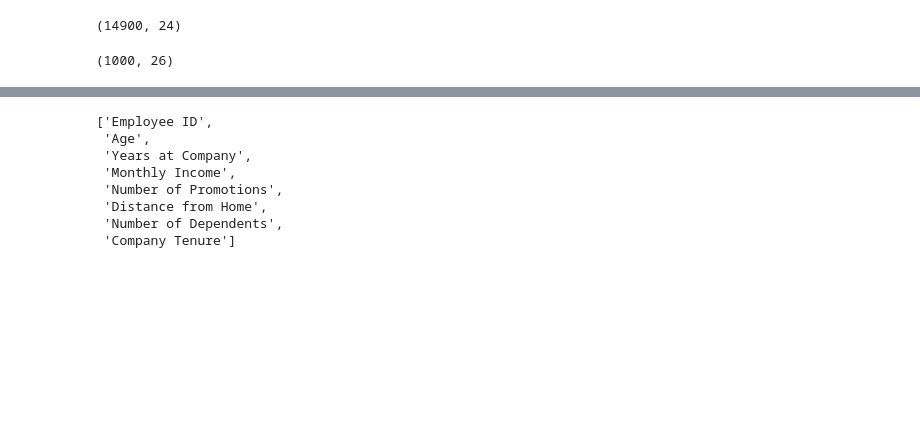
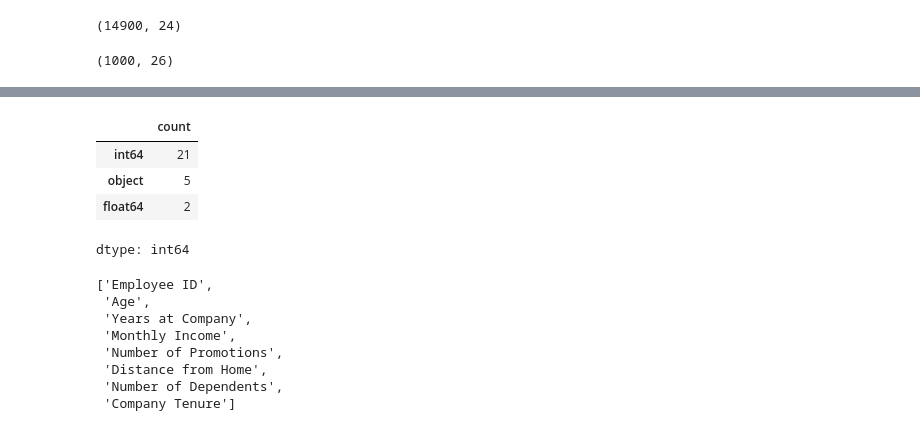
Before and after one commit to smminhaz/SkillMorph, a Jupyter notebook: Day_7_Feature_Engineering_&_Selection.ipynb, the cells around one changed output, grey strips where cells are left out. Cells and saved outputs as stored; diff of their text form; code cells hidden in the pictures; blank space fills up the shorter version.

```diff
--- a/Day_7_Feature_Engineering_&_Selection.ipynb
+++ b/Day_7_Feature_Engineering_&_Selection.ipynb
@@ -46,3 +53,11 @@ df2.shape
+# %%
+df2.dtypes.value_counts()
+# %% [output]
+|  | count |
+| int64 | 21 |
+| object | 5 |
+| float64 | 2 |
+dtype: int64
 # %%
 #Encode Target & Select Numeric Features
 from sklearn.preprocessing import LabelEncoder
```
Also changed, not shown: parts of 9 cells of this notebook.
